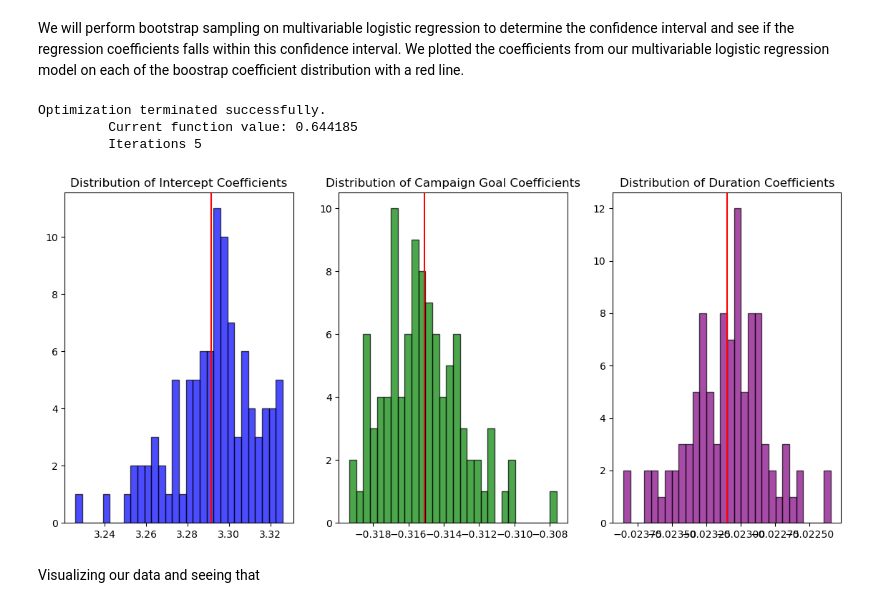
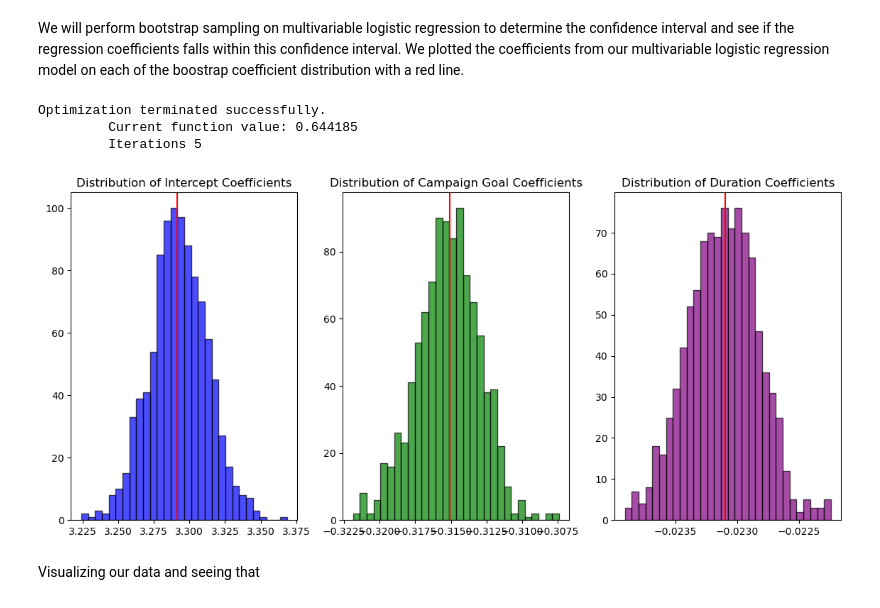
Before and after one commit to catherine-fang-git/kickstarter_project_success_info2950, a Jupyter notebook: INFO2950_Phase4.ipynb, the cells around one changed output. Saved outputs shown, nothing was run; the diff lists cells and outputs as text; code cells hidden in the pictures.

Commit message:
Changed bootstrapping iterations to 1000

```diff
--- a/INFO2950_Phase4.ipynb
+++ b/INFO2950_Phase4.ipynb
@@ -648,41 +648,41 @@ plt.show()
 # %% [markdown]
 We will perform bootstrap sampling on multivariable logistic regression to determine the confidence interval and see if the regression coefficients falls within this confidence interval. We plotted the coefficients from our multivariable logistic regression model on each of the boostrap coefficient distribution with a red line.
 # %%
-n_iterations = 100
+n_iterations = 1000
 bootstrap_coefs = np.zeros((n_iterations, 3))
 X = sm.add_constant(kickstarter_train[['log_goal_usd', 'duration_in_days']])
 y = kickstarter_train['success']
 initial_model = sm.Logit(y,X).fit()
 
 for i in range(n_iterations):
     boot_sample = kickstarter_train.sample(n=len(kickstarter_train), replace=True)
     X_boot = sm.add_constant(boot_sample[['log_goal_usd', 'duration_in_days']])
     y_boot = boot_sample['success']
     boot_model = sm.Logit(y_boot, X_boot).fit(disp=0)
     bootstrap_coefs[i] = boot_model.params
 
 #Visualizing
 plt.figure(figsize=(14, 6))
 plt.subplot(1, 3, 1)
 plt.hist(bootstrap_coefs[:, 0], bins=30, color='blue', alpha=0.7, edgecolor='black')
 plt.title('Distribution of Intercept Coefficients')
 plt.axvline(x=3.2915, color='red')
 
 plt.subplot(1, 3, 2)
 plt.hist(bootstrap_coefs[:, 1], bins=30, color='green', alpha=0.7, edgecolor='black')
 plt.title('Distribution of Campaign Goal Coefficients')
 plt.axvline(x=-0.3151, color='red')
 
 plt.subplot(1, 3, 3)
 plt.hist(bootstrap_coefs[:, 2], bins=30, color='purple', alpha=0.7, edgecolor='black')
 plt.title('Distribution of Duration Coefficients')
 plt.axvline(x=-0.0231 , color='red')
 plt.show()
 # %% [output]
 Optimization terminated successfully.
          Current function value: 0.644185
          Iterations 5
-[figure, old version]
+[figure, new version]
 # %% [markdown]
 Visualizing our data and seeing that
 # %% [markdown]
```
